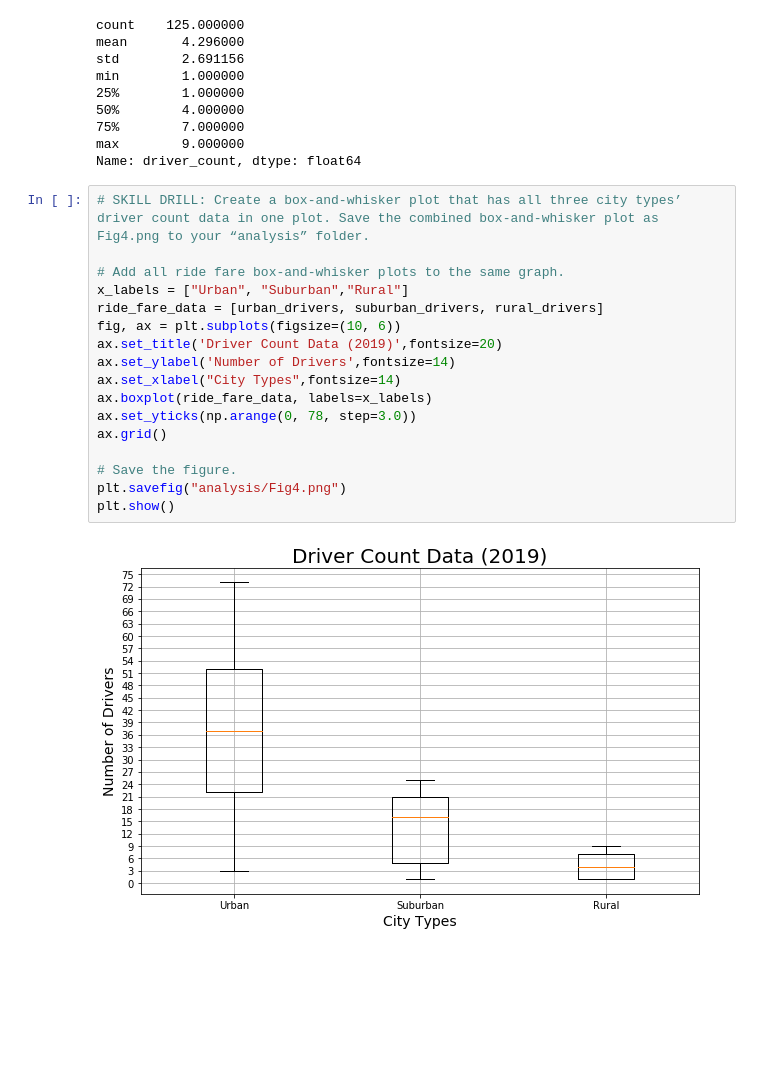
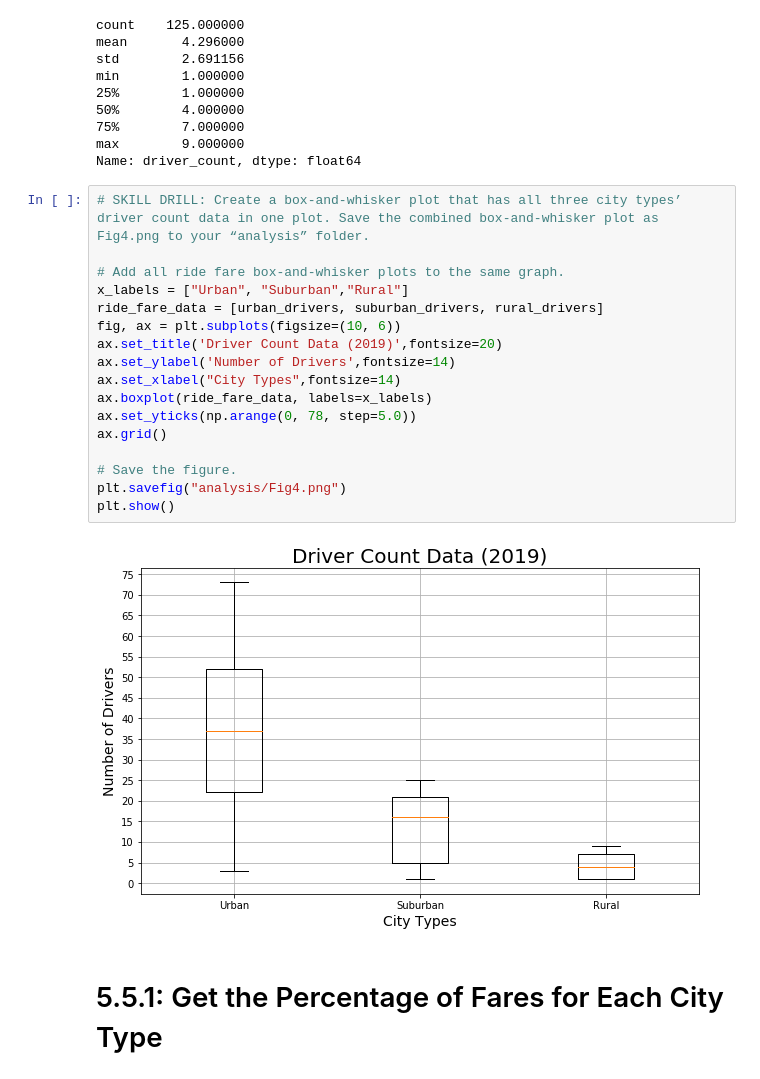
Before and after one commit to karenbennis/PyBer_Analysis, a Jupyter notebook: PyBer.ipynb, the cells around one changed output. Saved outputs shown, nothing was run; the diff lists cells and outputs as text; blank space fills up the shorter version.

```diff
--- a/PyBer.ipynb
+++ b/PyBer.ipynb
@@ -890,19 +890,21 @@ Name: driver_count, dtype: float64
 # %%
 # SKILL DRILL: Create a box-and-whisker plot that has all three city types’ driver count data in one plot. Save the combined box-and-whisker plot as Fig4.png to your “analysis” folder.
 
 # Add all ride fare box-and-whisker plots to the same graph.
 x_labels = ["Urban", "Suburban","Rural"]
 ride_fare_data = [urban_drivers, suburban_drivers, rural_drivers]
 fig, ax = plt.subplots(figsize=(10, 6))
 ax.set_title('Driver Count Data (2019)',fontsize=20)
 ax.set_ylabel('Number of Drivers',fontsize=14)
 ax.set_xlabel("City Types",fontsize=14)
 ax.boxplot(ride_fare_data, labels=x_labels)
-ax.set_yticks(np.arange(0, 78, step=3.0))
+ax.set_yticks(np.arange(0, 78, step=5.0))
 ax.grid()
 
 # Save the figure.
 plt.savefig("analysis/Fig4.png")
 plt.show()
 # %% [output]
-[figure, old version]
+[figure, new version]
+# %% [markdown]
+# 5.5.1: Get the Percentage of Fares for Each City Type
```
Also changed, not shown: parts of 8 cells of this notebook, 1 other file.
